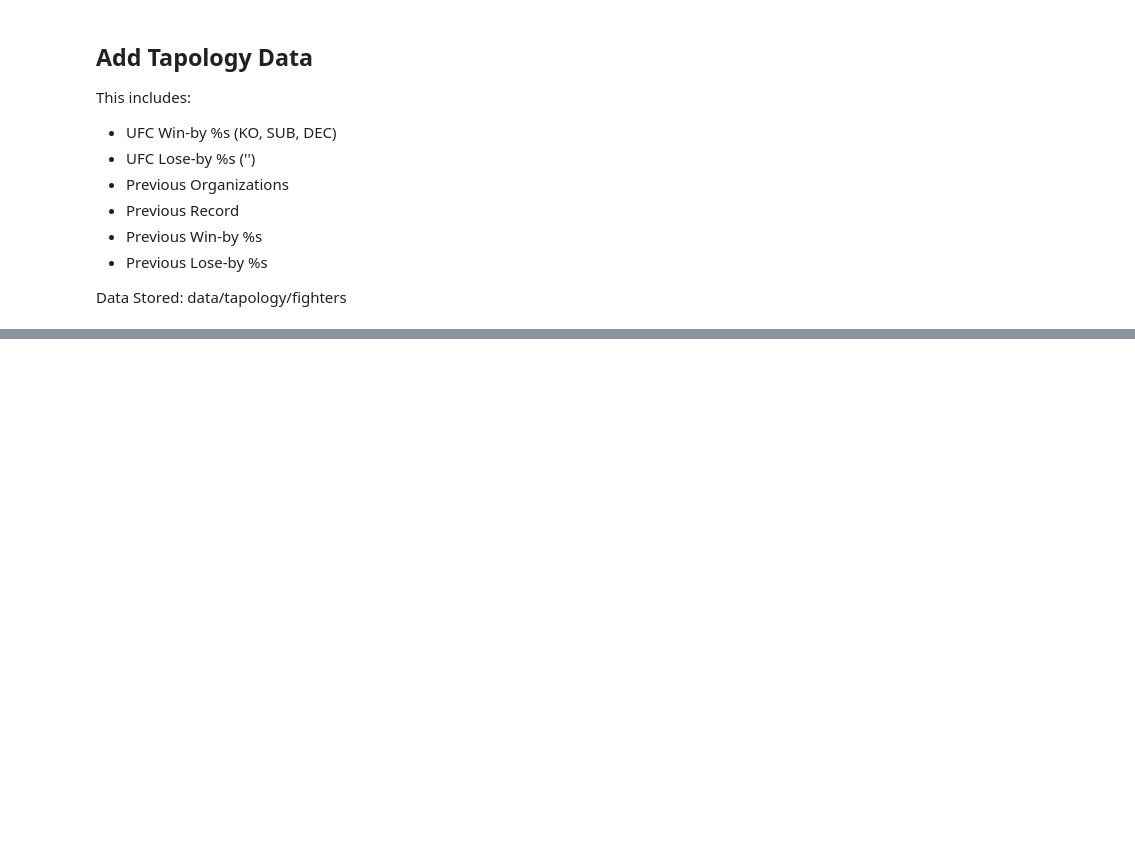
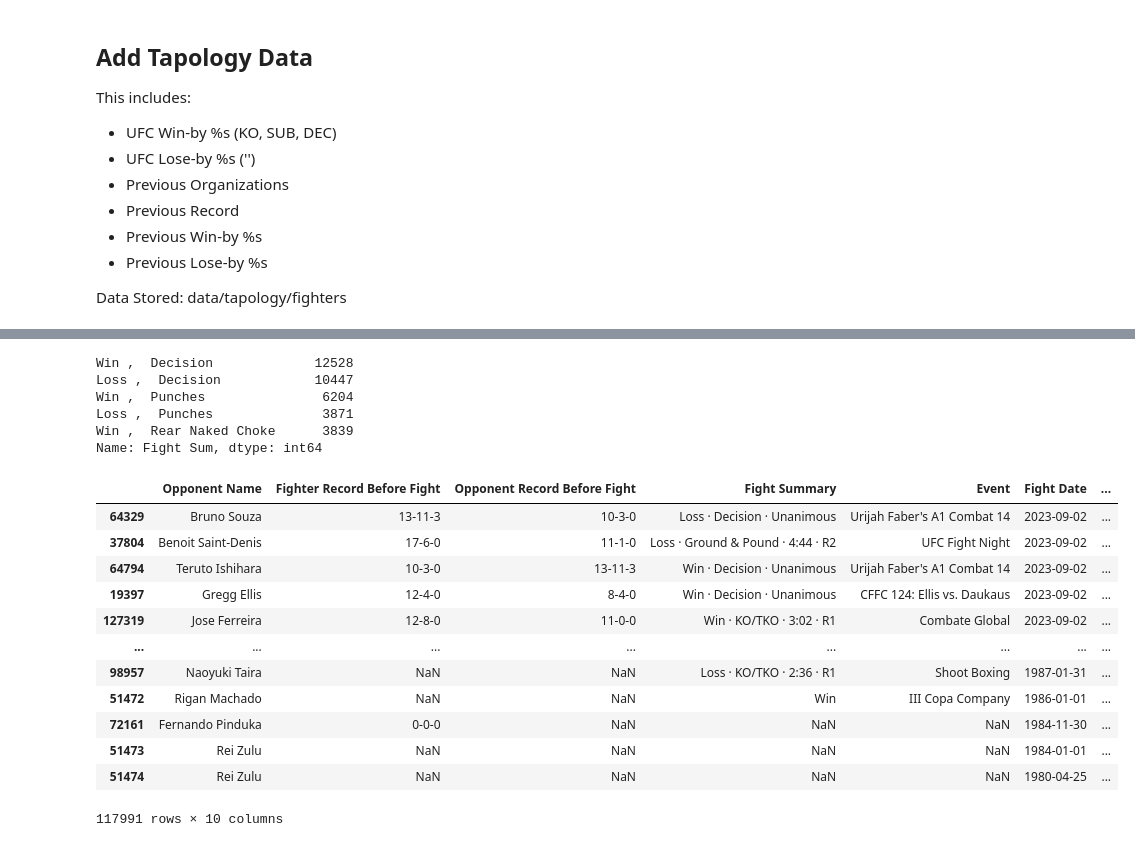
Before and after one commit to tmcroyce/UFC_Prediction_V2.1, a Jupyter notebook: V2_Newer_Notebooks/5. Feature Additions.ipynb, the cells around one changed output, grey strips where cells are left out. Cells and saved outputs as stored; diff of their text form; code cells hidden in the pictures; blank space fills up the shorter version.

```diff
--- a/V2_Newer_Notebooks/5. Feature Additions.ipynb
+++ b/V2_Newer_Notebooks/5. Feature Additions.ipynb
@@ -1574,0 +2303,32 @@ Data Stored: data/tapology/fighters
+# %%
+# get all fight summary values and counts
+fight_results_df['Fight Sum'].value_counts().head(5)
+# %% [output]
+Win ,  Decision             12528
+Loss ,  Decision            10447
+Win ,  Punches               6204
+Loss ,  Punches              3871
+Win ,  Rear Naked Choke      3839
+Name: Fight Sum, dtype: int64
+# %%
+submission_list = ['Guillotine', 'Choke', 'Americana', 'Kimura', 'Heel Hook', 'Triangle', 'Bulldog', 'Von Flue']
+
+# new column "Finish": if any of the submission_list are in the Ending_Method, new column = Submission, if Ending_Method is Decision, Finish is Decision, else = KO/TKO
+fight_results_df['Finish'] = np.where(fight_results_df['Ending_Method'].isin(submission_list), 'Submission', np.where(fight_results_df['Ending_Method'] == 'Decision', 'Decision', 'KO/TKO'))
+# if Ending_Method contains Decision, make sure Finish is Decision
+fight_results_df['Finish'] = np.where(fight_results_df['Ending_Method'].str.contains('Decision'), 'Decision', fight_results_df['Finish'])
+fight_results_df
+# %% [output]
+|  | Opponent Name | Fighter Record Before Fight | Opponent Record Before Fight | Fight Summary | Event | Fight Date | ... |
+| 64329 | Bruno Souza | 13-11-3 | 10-3-0 | Loss · Decision · Unanimous | Urijah Faber's A1 Combat 14 | 2023-09-02 | ... |
+| 37804 | Benoit Saint-Denis | 17-6-0 | 11-1-0 | Loss · Ground & Pound · 4:44 · R2 | UFC Fight Night | 2023-09-02 | ... |
+| 64794 | Teruto Ishihara | 10-3-0 | 13-11-3 | Win · Decision · Unanimous | Urijah Faber's A1 Combat 14 | 2023-09-02 | ... |
+| 19397 | Gregg Ellis | 12-4-0 | 8-4-0 | Win · Decision · Unanimous | CFFC 124: Ellis vs. Daukaus | 2023-09-02 | ... |
+| 127319 | Jose Ferreira | 12-8-0 | 11-0-0 | Win · KO/TKO · 3:02 · R1 | Combate Global | 2023-09-02 | ... |
+| ... | ... | ... | ... | ... | ... | ... | ... |
+| 98957 | Naoyuki Taira | NaN | NaN | Loss · KO/TKO · 2:36 · R1 | Shoot Boxing | 1987-01-31 | ... |
+| 51472 | Rigan Machado | NaN | NaN | Win | III Copa Company | 1986-01-01 | ... |
+| 72161 | Fernando Pinduka | 0-0-0 | NaN | NaN | NaN | 1984-11-30 | ... |
+| 51473 | Rei Zulu | NaN | NaN | NaN | NaN | 1984-01-01 | ... |
+| 51474 | Rei Zulu | NaN | NaN | NaN | NaN | 1980-04-25 | ... |
+117991 rows × 10 columns
```
Also changed, not shown: parts of 46 cells of this notebook.
